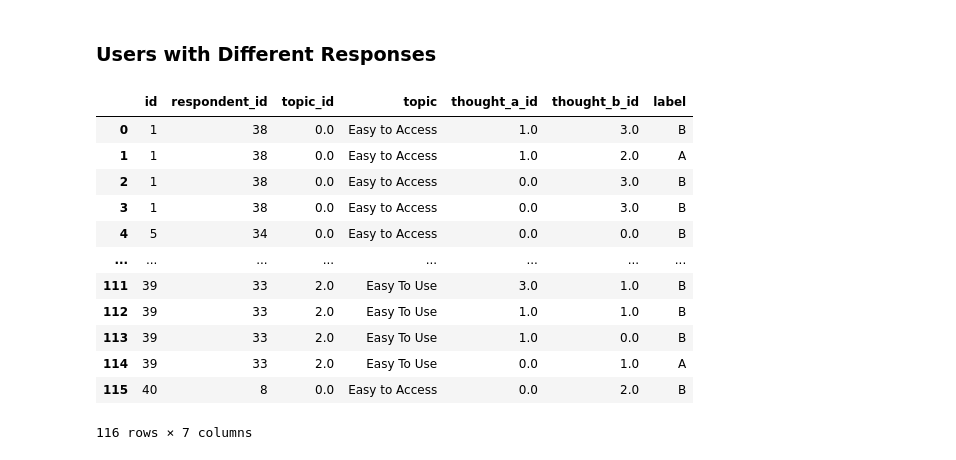
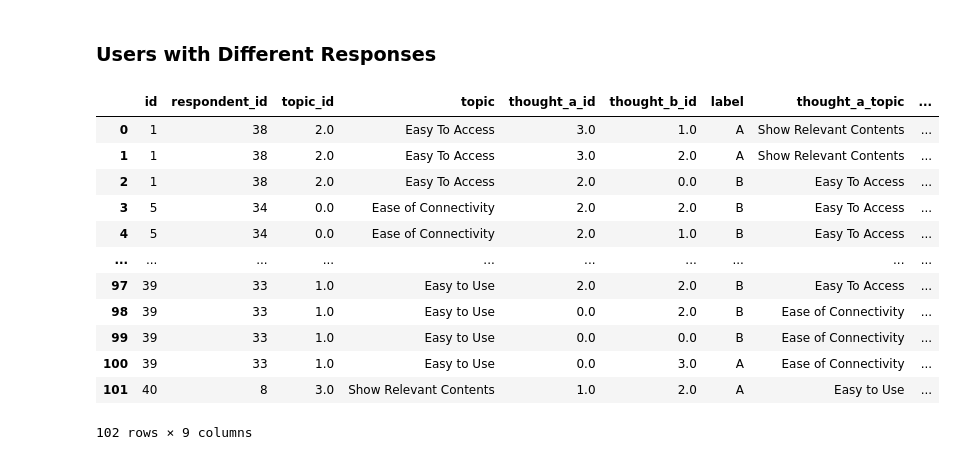
Before and after one commit to trangun/remesh_takehome, a Jupyter notebook: analysis.ipynb, the cells around one changed output. Drawn from its saved outputs; the diff is of its cells as text; code cells hidden in the pictures.

```diff
--- a/analysis.ipynb
+++ b/analysis.ipynb
@@ -280,6 +280,8 @@ thoughts_final.head()
 bin_choice_a = binary_choices.merge(thought_topics, left_on='thought_a_id', right_on='id')
 bin_choice_b = binary_choices.merge(thought_topics, left_on='thought_b_id', right_on='id')
 binary_choices['thought_a_id'] = bin_choice_a['topic_id']
+binary_choices['thought_a_topic'] = bin_choice_a['topic']
 binary_choices['thought_b_id'] = bin_choice_b['topic_id']
+binary_choices['thought_b_topic'] = bin_choice_a['topic']
 binary_choices
 # %% [output]
@@ -382,22 +390,22 @@ plt.show()
 # %% [markdown]
 ### Users with Different Responses
 # %%
-diff_bin = bin_thoughts[~((bin_thoughts.topic_id == bin_thoughts.thought_a_id) & (bin_thoughts.label == 'A'))
-             | ((bin_thoughts.topic_id == bin_thoughts.thought_b_id) & (bin_thoughts.label == 'B'))]
+diff_bin = bin_thoughts[~(((bin_thoughts.topic_id == bin_thoughts.thought_a_id) & (bin_thoughts.label == 'A'))
+             | ((bin_thoughts.topic_id == bin_thoughts.thought_b_id) & (bin_thoughts.label == 'B')))]
 
 diff_bin = diff_bin.reset_index(drop=True)
 diff_bin
 # %% [output]
-|  | id | respondent_id | topic_id | topic | thought_a_id | thought_b_id | label |
-| 0 | 1 | 38 | 0.0 | Easy to Access | 1.0 | 3.0 | B |
-| 1 | 1 | 38 | 0.0 | Easy to Access | 1.0 | 2.0 | A |
-| 2 | 1 | 38 | 0.0 | Easy to Access | 0.0 | 3.0 | B |
-| 3 | 1 | 38 | 0.0 | Easy to Access | 0.0 | 3.0 | B |
-| 4 | 5 | 34 | 0.0 | Easy to Access | 0.0 | 0.0 | B |
-| ... | ... | ... | ... | ... | ... | ... | ... |
-| 111 | 39 | 33 | 2.0 | Easy To Use | 3.0 | 1.0 | B |
-| 112 | 39 | 33 | 2.0 | Easy To Use | 1.0 | 1.0 | B |
-| 113 | 39 | 33 | 2.0 | Easy To Use | 1.0 | 0.0 | B |
-| 114 | 39 | 33 | 2.0 | Easy To Use | 0.0 | 1.0 | A |
-| 115 | 40 | 8 | 0.0 | Easy to Access | 0.0 | 2.0 | B |
+|  | id | respondent_id | topic_id | topic | thought_a_id | thought_b_id | label | thought_a_topic | ... |
+| 0 | 1 | 38 | 2.0 | Easy To Access | 3.0 | 1.0 | A | Show Relevant Contents | ... |
+| 1 | 1 | 38 | 2.0 | Easy To Access | 3.0 | 2.0 | A | Show Relevant Contents | ... |
+| 2 | 1 | 38 | 2.0 | Easy To Access | 2.0 | 0.0 | B | Easy To Access | ... |
+| 3 | 5 | 34 | 0.0 | Ease of Connectivity | 2.0 | 2.0 | B | Easy To Access | ... |
+| 4 | 5 | 34 | 0.0 | Ease of Connectivity | 2.0 | 1.0 | B | Easy To Access | ... |
+| ... | ... | ... | ... | ... | ... | ... | ... | ... | ... |
+| 97 | 39 | 33 | 1.0 | Easy to Use | 2.0 | 2.0 | B | Easy To Access | ... |
+| 98 | 39 | 33 | 1.0 | Easy to Use | 0.0 | 2.0 | B | Ease of Connectivity | ... |
+| 99 | 39 | 33 | 1.0 | Easy to Use | 0.0 | 0.0 | B | Ease of Connectivity | ... |
+| 100 | 39 | 33 | 1.0 | Easy to Use | 0.0 | 3.0 | A | Ease of Connectivity | ... |
+| 101 | 40 | 8 | 3.0 | Show Relevant Contents | 1.0 | 2.0 | A | Easy to Use | ... |
-116 rows × 7 columns
+102 rows × 9 columns
```
Also changed, not shown: parts of 21 cells of this notebook, 1 other file.
